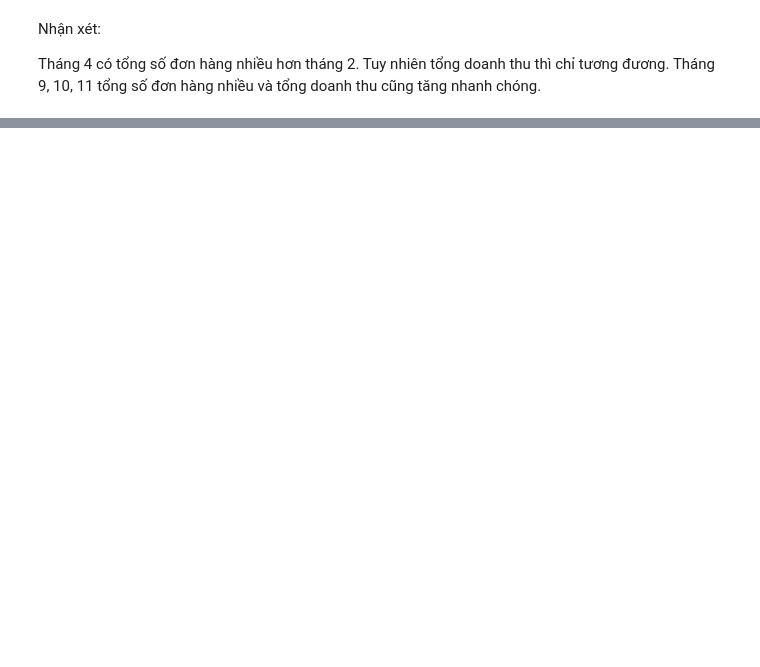
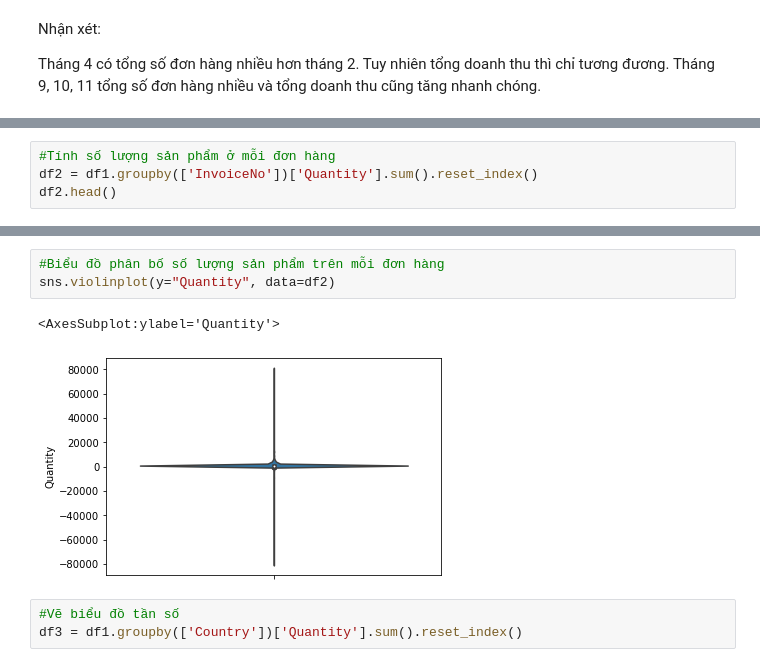
Before and after one commit to Trang27cl/testgit, a Jupyter notebook: OnlineRetail.ipynb, the cells around one changed output, grey strips where cells are left out. Drawn from its saved outputs; the diff is of its cells as text; blank space fills up the shorter version.

```diff
--- a/OnlineRetail.ipynb
+++ b/OnlineRetail.ipynb
@@ -358,0 +407,4 @@ Tháng 9, 10, 11 tổng số đơn hàng nhiều và tổng doanh thu cũng tăn
+# %%
+#Tính số lượng sản phẩm ở mỗi đơn hàng
+df2 = df1.groupby(['InvoiceNo'])['Quantity'].sum().reset_index()
+df2.head()
@@ -358,0 +418,9 @@ Tháng 9, 10, 11 tổng số đơn hàng nhiều và tổng doanh thu cũng tăn
+# %%
+#Biểu đồ phân bố số lượng sản phẩm trên mỗi đơn hàng
+sns.violinplot(y="Quantity", data=df2)
+# %% [output]
+<AxesSubplot:ylabel='Quantity'>
+[figure, added]
+# %%
+#Vẽ biểu đồ tần số
+df3 = df1.groupby(['Country'])['Quantity'].sum().reset_index()
```
Also changed, not shown: parts of 15 cells of this notebook.
